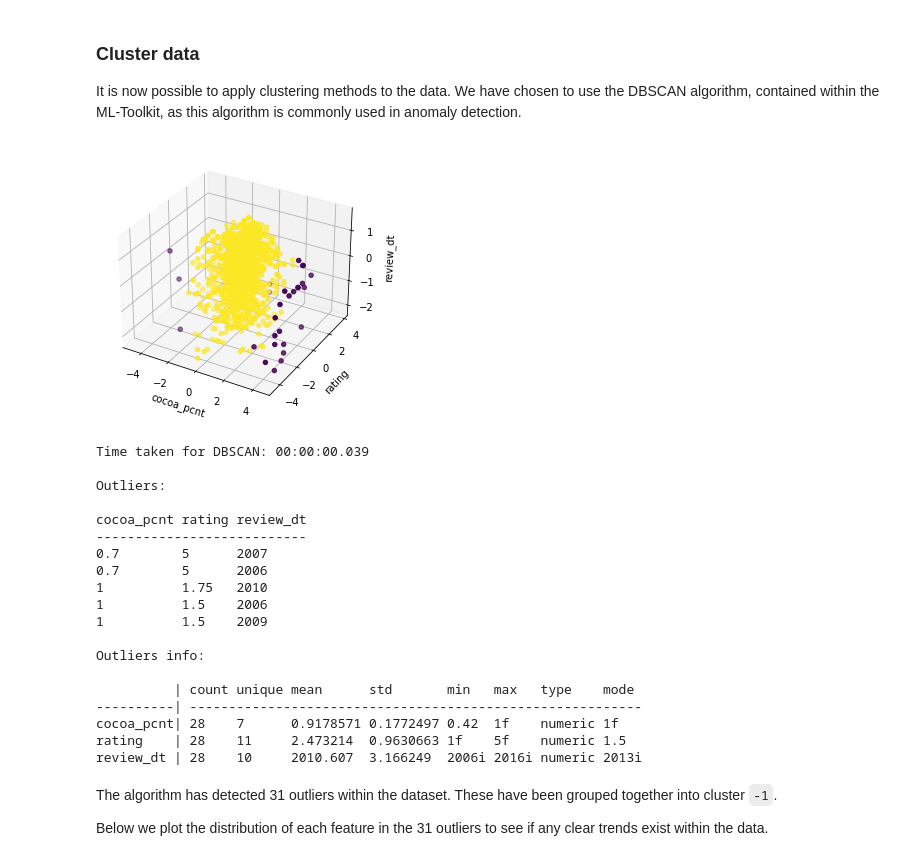
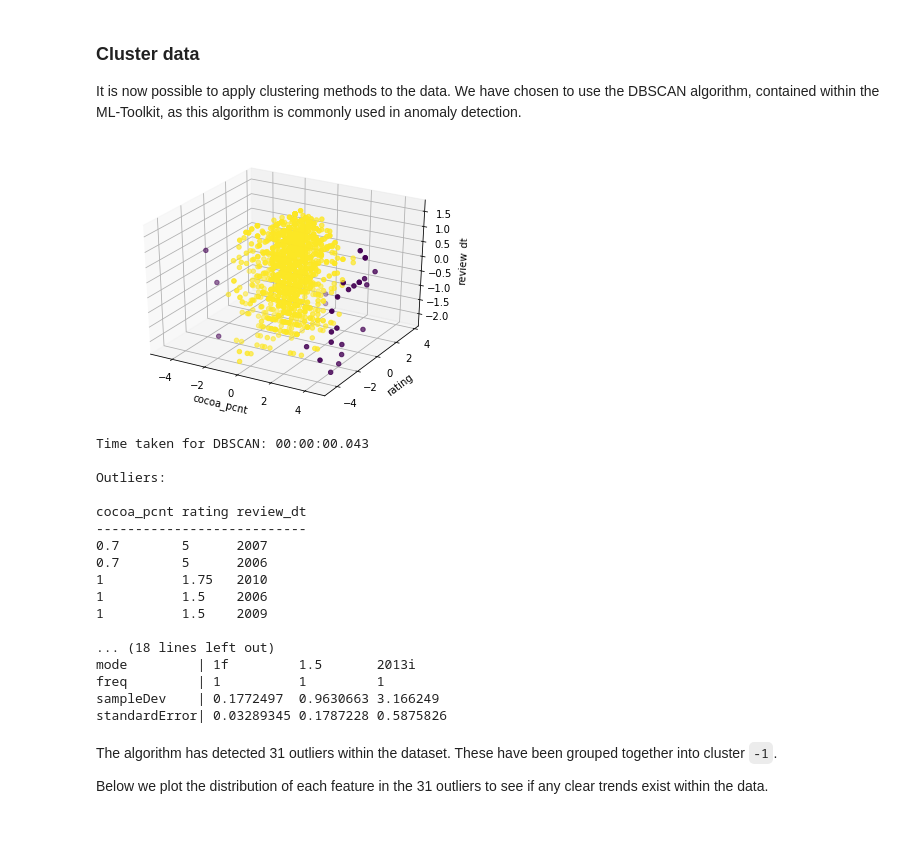
Before and after one commit to KxSystems/mlnotebooks, a Jupyter notebook: notebooks/11 Clustering.ipynb, the cells around one changed output. Saved outputs shown, nothing was run; the diff lists cells and outputs as text; code cells hidden in the pictures; blank space fills up the shorter version.

```diff
--- a/notebooks/11 Clustering.ipynb
+++ b/notebooks/11 Clustering.ipynb
@@ -649,26 +679,27 @@ It is now possible to apply clustering methods to the data. We have chosen to us
 # %%
 / cluster data
 start:.z.t
-rexample:.ml.clust.dbscan.fit[data;`e2dist;10;2]`clt
+rexample:.ml.clust.dbscan.fit[data;`e2dist;10;2]
+clusters:rexample.modelInfo.clust
 end:string .z.t-start
 
 / plot clusters
 fig:plt[`:figure][];
 ax:fig[`:add_subplot][111;`projection pykw"3d"];
-ax[`:scatter][;;;`c pykw rexample]. data;
+ax[`:scatter][;;;`c pykw clusters]. data;
 ax[`:set_xlabel]sc 0;
 ax[`:set_ylabel]sc 1;
 ax[`:set_zlabel]sc 2;
 plt[`:show][];
 
 -1"\nTime taken for DBSCAN: ",end;
 -1"\nOutliers:\n";
-show 5#outliers:d idx:where -1=rexample
+show 5#outliers:d idx:where -1=clusters
 -1"\nOutliers info:\n";
-show .ml.describe_mode outliers
+show .ml.stats.describe outliers
 # %% [output]
-[figure, old version]
+[figure, new version]
-Time taken for DBSCAN: 00:00:00.039
+Time taken for DBSCAN: 00:00:00.043
 
 Outliers:
 
@@ -680,13 +711,11 @@ cocoa_pcnt rating review_dt
 1          1.5    2006
 1          1.5    2009
 
-Outliers info:
-
-          | count unique mean      std       min   max   type    mode
-----------| ----------------------------------------------------------
-cocoa_pcnt| 28    7      0.9178571 0.1772497 0.42  1f    numeric 1f
-rating    | 28    11     2.473214  0.9630663 1f    5f    numeric 1.5
-review_dt | 28    10     2010.607  3.166249  2006i 2016i numeric 2013i
+... (18 lines left out)
+mode         | 1f         1.5       2013i
+freq         | 1          1         1
+sampleDev    | 0.1772497  0.9630663 3.166249
+standardError| 0.03289345 0.1787228 0.5875826
 # %% [markdown]
 The algorithm has detected 31 outliers within the dataset. These have been grouped together into cluster `-1`.
 
```
Also changed, not shown: parts of 30 cells of this notebook, 13 other files.
